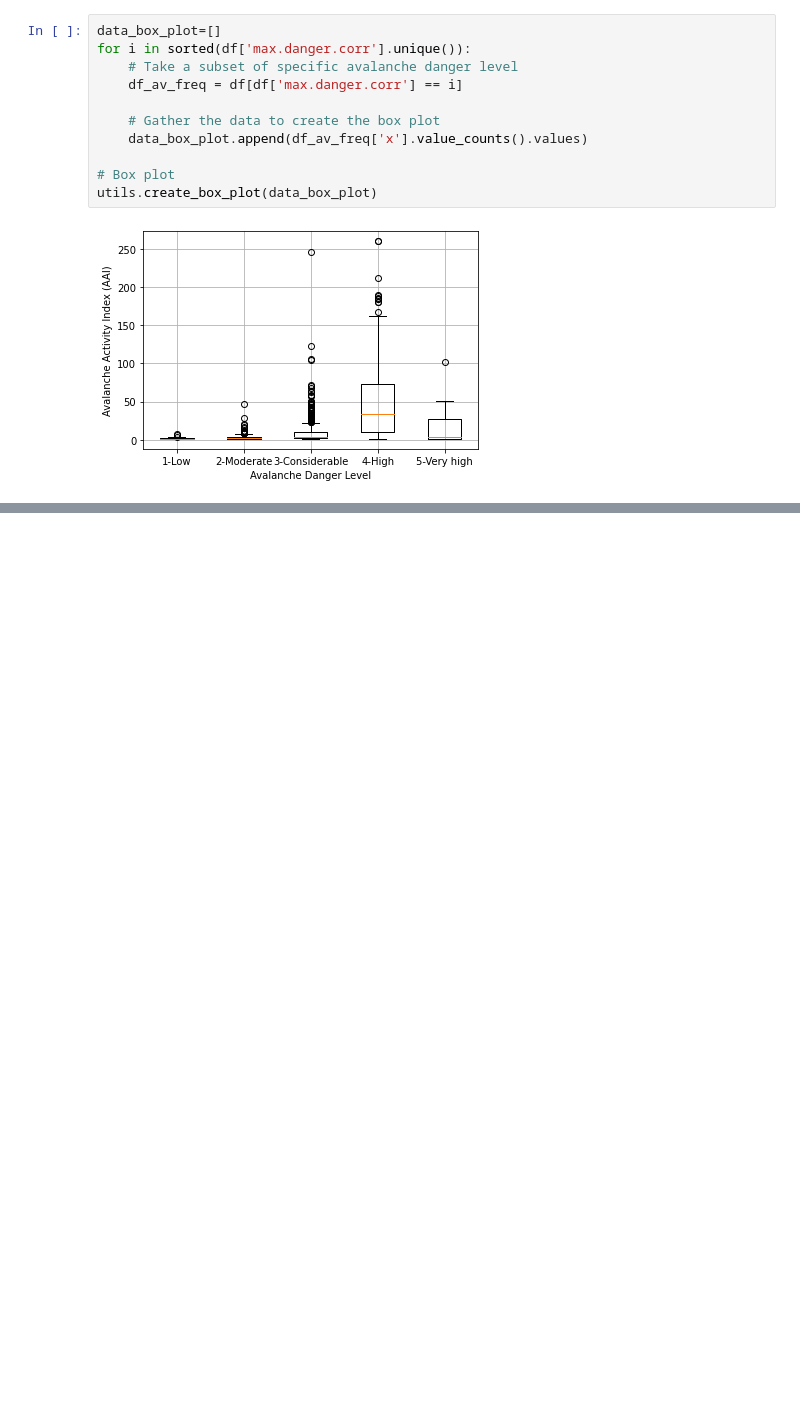
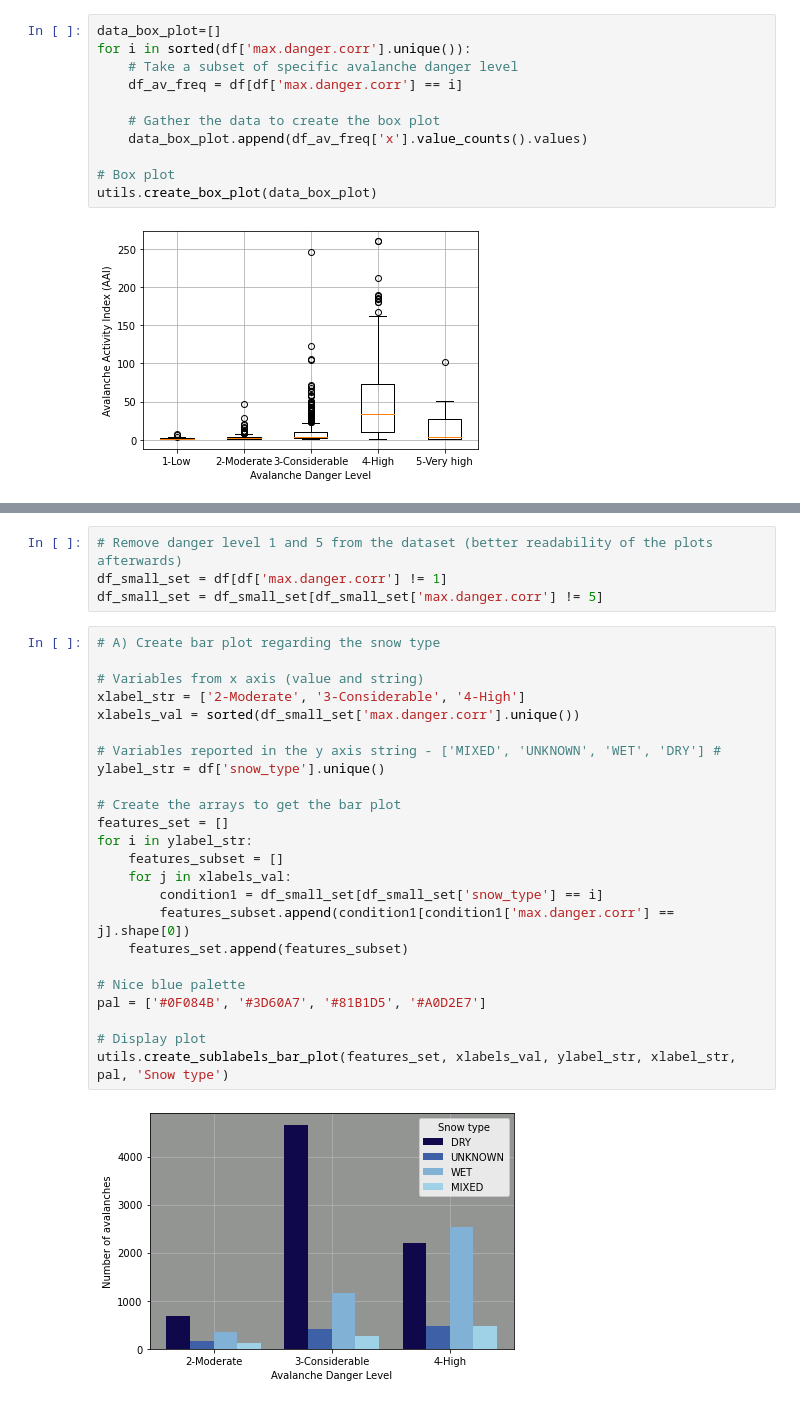
Before and after one commit to martaferrer/Avalanche-Observations, a Jupyter notebook: AvalancheObservations.ipynb, the cells around one changed output, grey strips where cells are left out. Drawn from its saved outputs; the diff is of its cells as text; blank space fills up the shorter version.

```diff
--- a/AvalancheObservations.ipynb
+++ b/AvalancheObservations.ipynb
@@ -244,0 +261,30 @@ Last but not least, another interesting plot would be to show how many avalanche
+# %%
+# Remove danger level 1 and 5 from the dataset (better readability of the plots afterwards)
+df_small_set = df[df['max.danger.corr'] != 1]
+df_small_set = df_small_set[df_small_set['max.danger.corr'] != 5]
+# %%
+# A) Create bar plot regarding the snow type
+
+# Variables from x axis (value and string)
+xlabel_str = ['2-Moderate', '3-Considerable', '4-High']
+xlabels_val = sorted(df_small_set['max.danger.corr'].unique())
+
+# Variables reported in the y axis string - ['MIXED', 'UNKNOWN', 'WET', 'DRY'] #
+ylabel_str = df['snow_type'].unique()
+
+# Create the arrays to get the bar plot
+features_set = []
+for i in ylabel_str:
+    features_subset = []
+    for j in xlabels_val:
+        condition1 = df_small_set[df_small_set['snow_type'] == i]
+        features_subset.append(condition1[condition1['max.danger.corr'] == j].shape[0])
+    features_set.append(features_subset)
+
+# Nice blue palette
+pal = ['#0F084B', '#3D60A7', '#81B1D5', '#A0D2E7']
+
+# Display plot
+utils.create_sublabels_bar_plot(features_set, xlabels_val, ylabel_str, xlabel_str, pal, 'Snow type')
+# %% [output]
+[figure, added]
```
Also changed, not shown: parts of 14 cells of this notebook.
